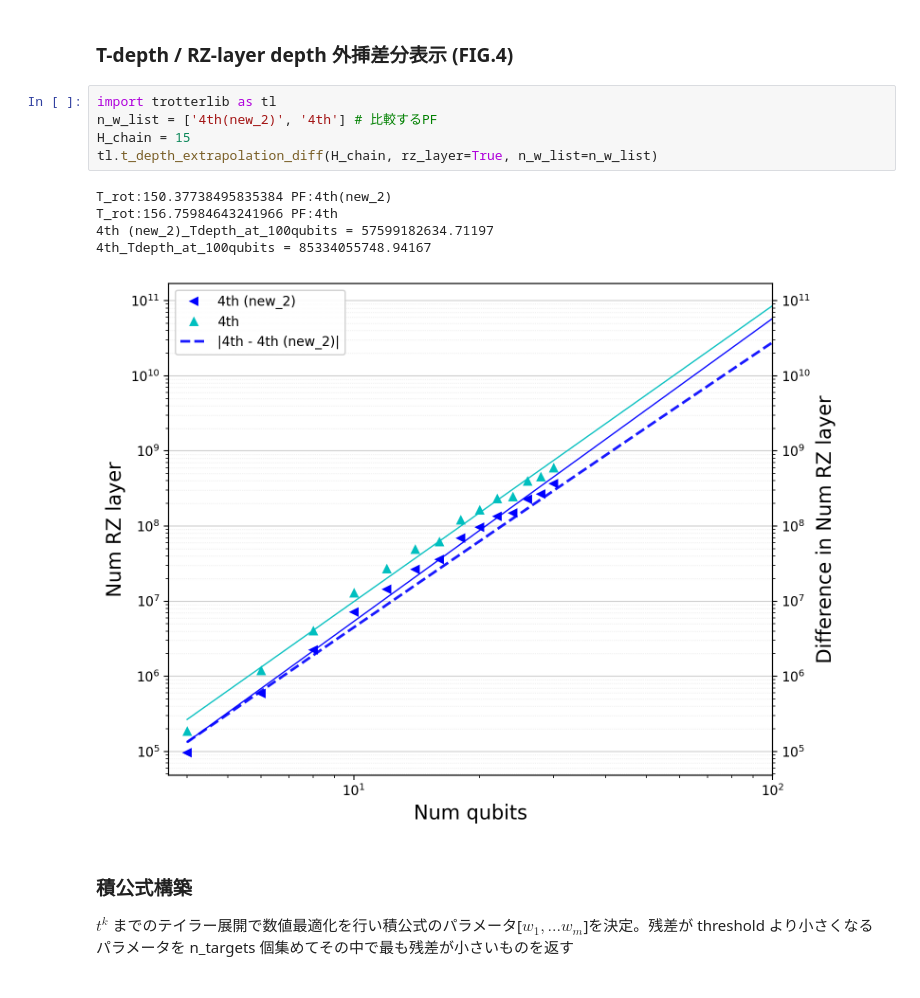
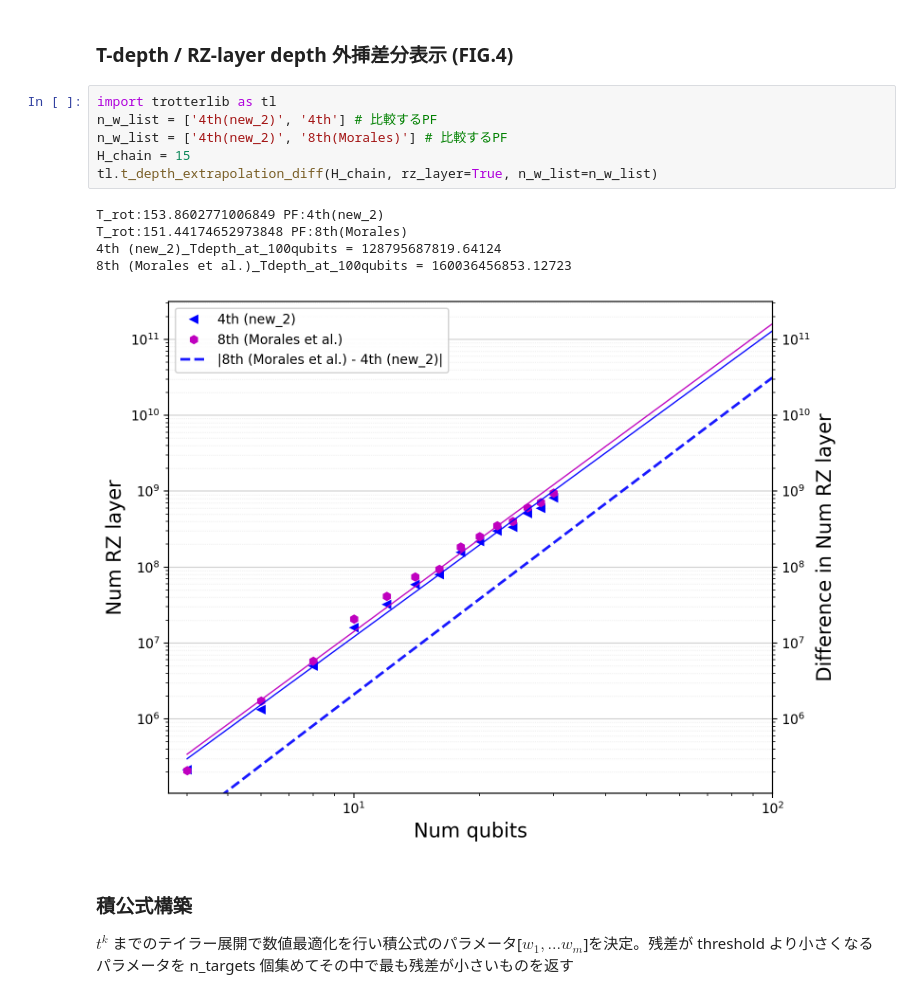
Before and after one commit to HIROMU1015/Evaluation_numGate_highorder_DF, a Jupyter notebook: abe_trotter_project.ipynb, the cells around one changed output. Saved outputs shown, nothing was run; the diff lists cells and outputs as text.

```diff
--- a/abe_trotter_project.ipynb
+++ b/abe_trotter_project.ipynb
@@ -312,14 +294,15 @@ T_rot:150.37738495835384 PF:4th(new_2)
 # %%
 import trotterlib as tl
 n_w_list = ['4th(new_2)', '4th'] # 比較するPF
+n_w_list = ['4th(new_2)', '8th(Morales)'] # 比較するPF
 H_chain = 15
 tl.t_depth_extrapolation_diff(H_chain, rz_layer=True, n_w_list=n_w_list)
 # %% [output]
-T_rot:150.37738495835384 PF:4th(new_2)
-T_rot:156.75984643241966 PF:4th
-4th (new_2)_Tdepth_at_100qubits = 57599182634.71197
-4th_Tdepth_at_100qubits = 85334055748.94167
+T_rot:153.8602771006849 PF:4th(new_2)
+T_rot:151.44174652973848 PF:8th(Morales)
+4th (new_2)_Tdepth_at_100qubits = 128795687819.64124
+8th (Morales et al.)_Tdepth_at_100qubits = 160036456853.12723
-[figure, old version]
+[figure, new version]
 # %% [markdown]
 ### 積公式構築
 $t^k$ までのテイラー展開で数値最適化を行い積公式のパラメータ[$w_1,...w_m$]を決定。残差が threshold より小さくなるパラメータを n_targets 個集めてその中で最も残差が小さいものを返す
```
Also changed, not shown: parts of 3 cells of this notebook, 32 other files.
